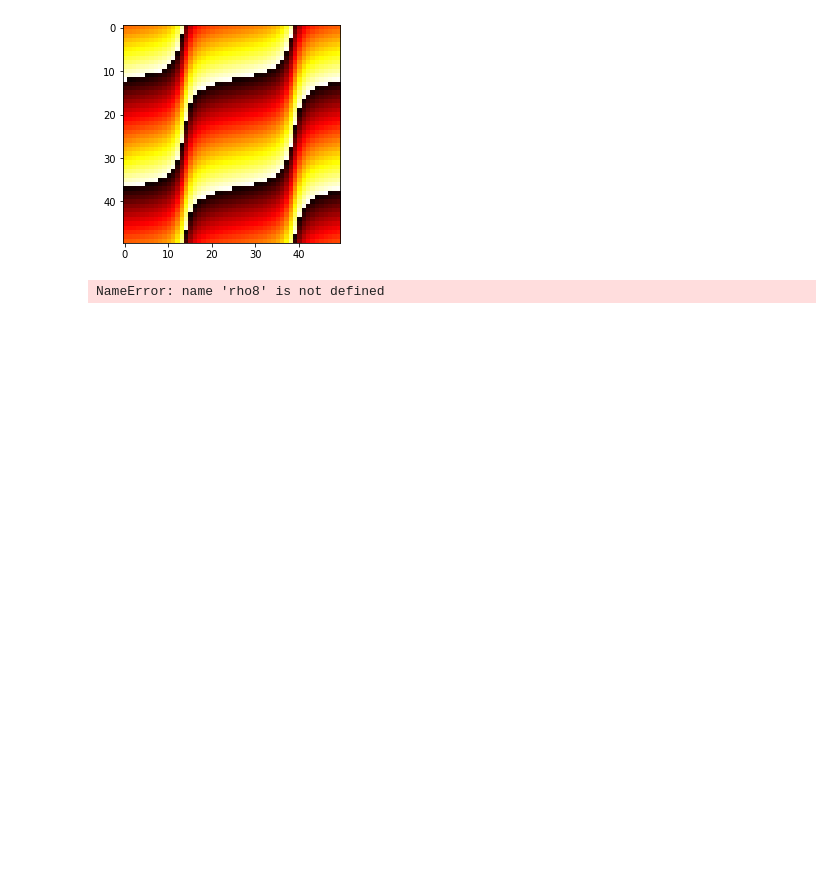
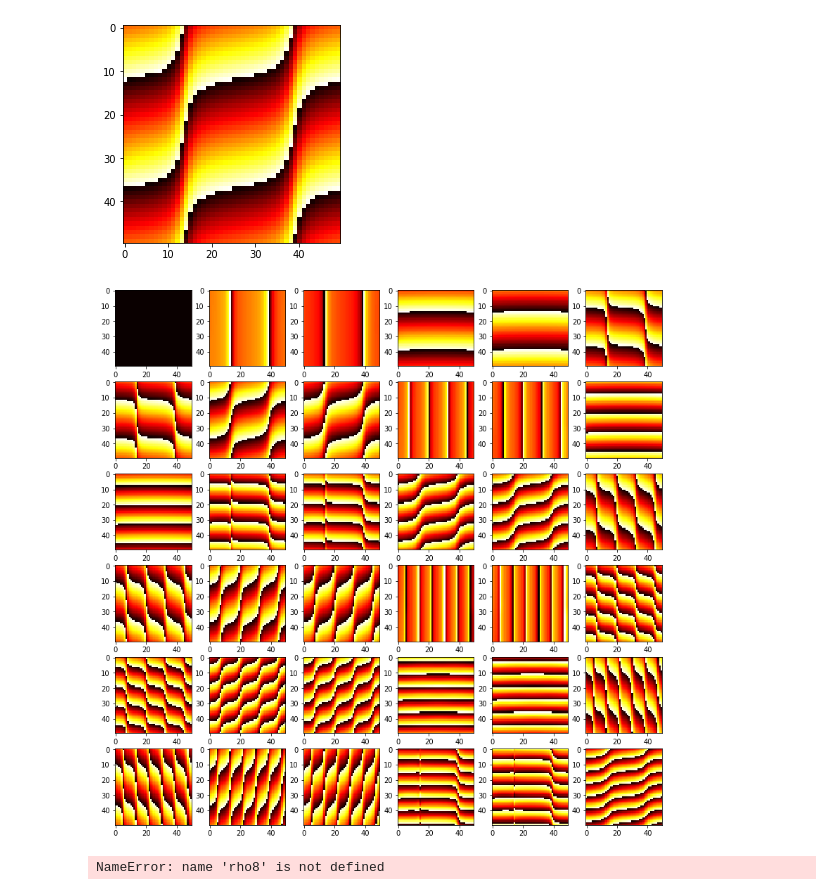
Before and after one commit to changmin-yu/ComplexEigen, a Jupyter notebook: evec2D_0124.ipynb, the cells around one changed output. Cells and saved outputs as stored; diff of their text form; code cells hidden in the pictures; blank space fills up the shorter version.

```diff
--- a/evec2D_0124.ipynb
+++ b/evec2D_0124.ipynb
@@ -191,6 +191,14 @@ plt.imshow(rho7.reshape((N, N)), cmap='hot')
 # %% [output]
 <matplotlib.image.AxesImage at 0x...>
 [figure]
+# %%
+fig5, ax5 = plt.subplots(6, 6, figsize=(14, 14))
+for i in range(6):
+    for j in range(6):
+        _, rho = cart2pol(evec3[:, 6*i+j])
+        ax5[i, j].imshow(rho.reshape((N, N)), cmap='hot')
+# %% [output]
+[figure, added]
 # %%
 plt.imshow(rho8.reshape((N, N)), cmap='hot')
 # %% [output]
```
